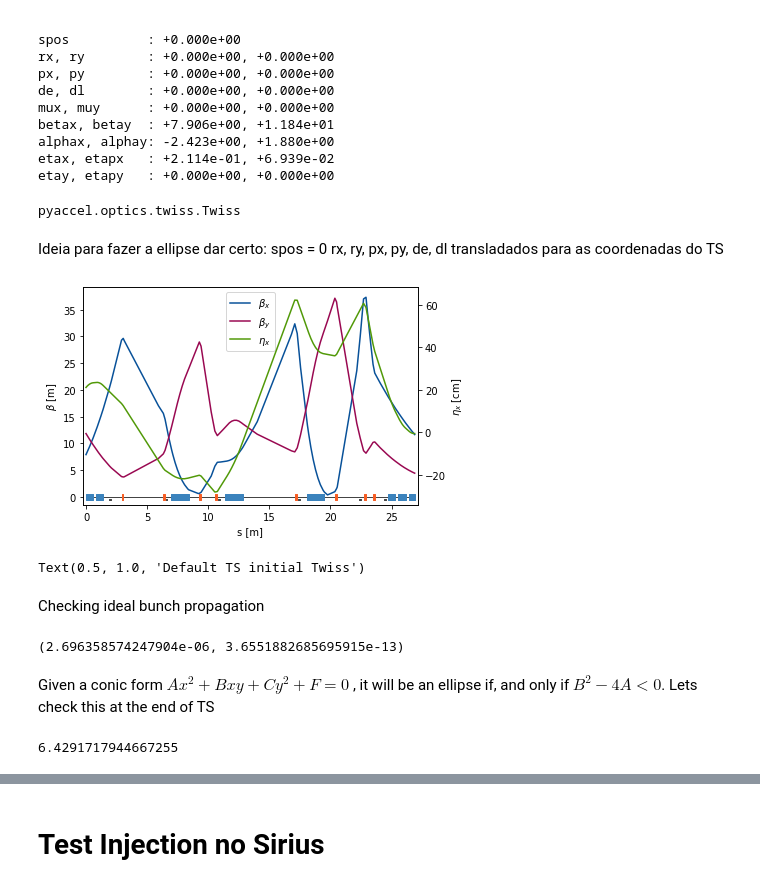
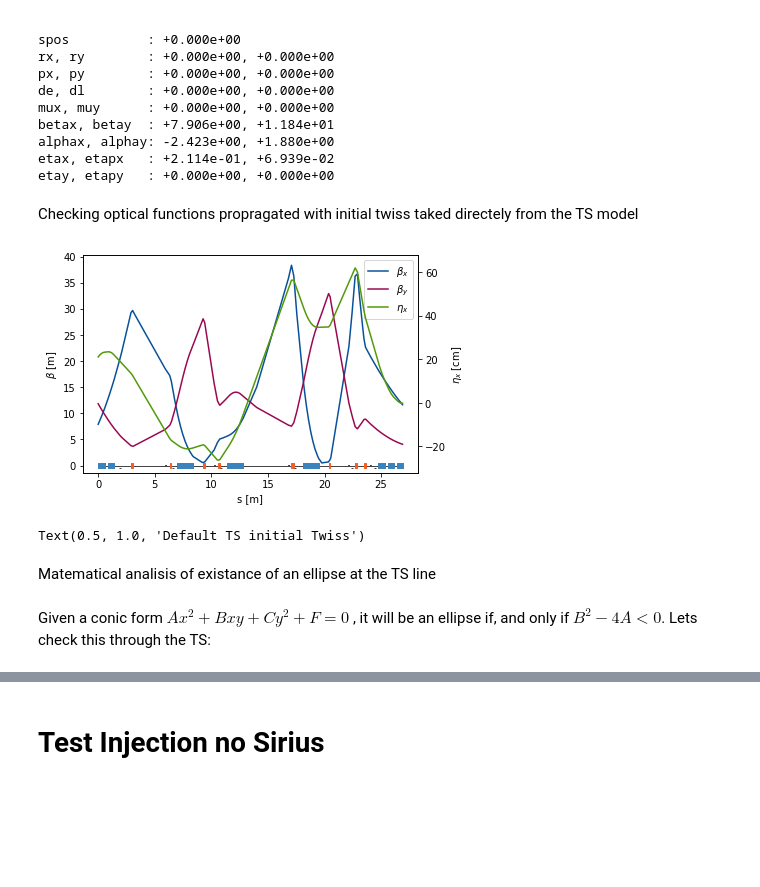
Before and after one commit to lnls-fac/apsuite, a Jupyter notebook: apsuite/sirius_injection/injection_nb_tests.ipynb, the cells around one changed output, grey strips where cells are left out. Cells and saved outputs as stored; diff of their text form; code cells hidden in the pictures; blank space fills up the shorter version.

Commit message:
Add Analysis of invariant ellipse bug

```diff
--- a/apsuite/sirius_injection/injection_nb_tests.ipynb
+++ b/apsuite/sirius_injection/injection_nb_tests.ipynb
@@ -93,24 +98,18 @@ betax, betay  : +7.906e+00, +1.184e+01
 alphax, alphay: -2.423e+00, +1.880e+00
 etax, etapx   : +2.114e-01, +6.939e-02
 etay, etapy   : +0.000e+00, +0.000e+00
-# %%
-type(injsys._ts_init_twiss)
-# %% [output]
-pyaccel.optics.twiss.Twiss
-# %% [markdown]
-Ideia para fazer a ellipse dar certo:
-spos = 0
-rx, ry, px, py, de, dl transladados para as coordenadas do TS
+# %% [markdown]
+Checking optical functions propragated with initial twiss taked directely from the TS model
 # %%
 ts = injsys._ts
 twiss,_ = pa.optics.calc_twiss(ts, injsys._ts_init_twiss)
-fig, ax = pa.graphics.plot_twiss(ts,twiss)
+fig, ax = pa.graphics.plot_twiss(ts,twiss,gca=True)
 ax.set_title("Default TS initial Twiss")
 # %% [output]
-[figure, old version]
+[figure, new version]
 Text(0.5, 1.0, 'Default TS initial Twiss')
-# %% [markdown]
-Checking ideal bunch propagation
+# %% [markdown]
+Matematical analisis of existance of an ellipse at the TS line
 # %%
 from diagnostics import calc_ellipse_equation
 twiss = injsys._ts_twiss
@@ -123,12 +122,2 @@ x,x_,eq = calc_ellipse_equation(gamma,alpha,beta,emitx,injsys._bunch[0,:], injsy
-# %%
-np.mean(eq), np.var(eq)
-# %% [output]
-(2.696358574247904e-06, 3.6551882685695915e-13)
 # %% [markdown]
-Given a conic form $Ax^2 + Bxy + Cy^2 + F =0$ , it will be an ellipse if, and only if $B^2 - 4 A<0$. Lets check this at the end of TS
+Given a conic form $Ax^2 + Bxy + Cy^2 + F =0$ , it will be an ellipse if, and only if $B^2 - 4 A<0$. Lets check this through the TS:
-# %%
-A = gamma
-B = 2*alpha
-B**2 - 4*A
-# %% [output]
-6.4291717944667255
```
Also changed, not shown: parts of 16 cells of this notebook.
